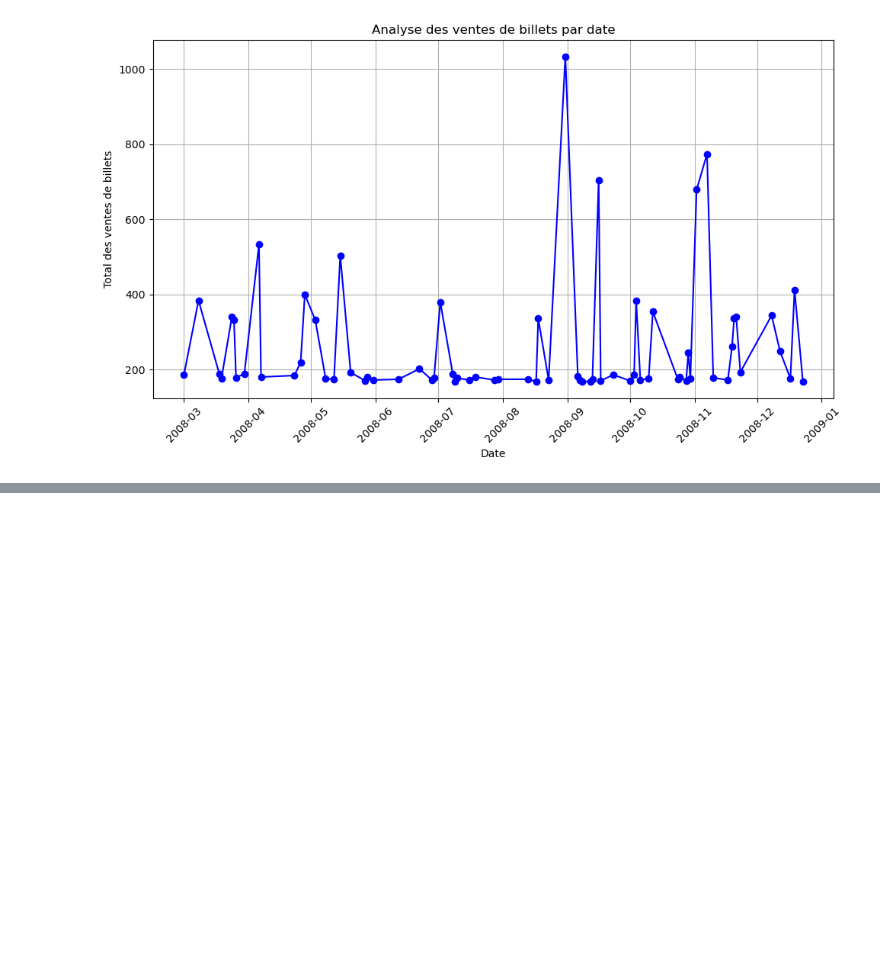
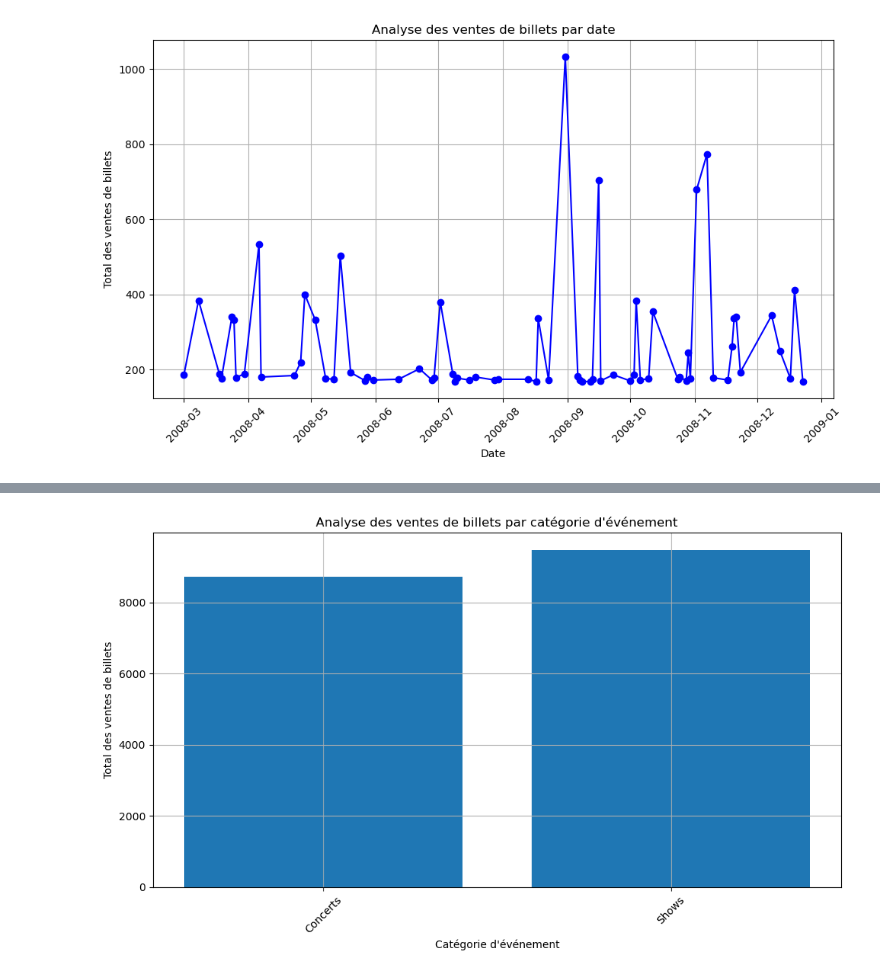
Before and after one commit to mahdislimen/Data-analysis-project, a Jupyter notebook: index.ipynb, the cells around one changed output, grey strips where cells are left out. Saved outputs shown, nothing was run; the diff lists cells and outputs as text; code cells hidden in the pictures; blank space fills up the shorter version.

```diff
--- a/index.ipynb
+++ b/index.ipynb
@@ -88,0 +162,23 @@ plt.show()
+# %%
+import pandas as pd
+import matplotlib.pyplot as plt
+
+# Charger le jeu de données
+# Supposons que vous avez déjà chargé le jeu de données dans un DataFrame nommé 'df'.
+
+# 1. Agrégation des ventes par catégorie d'événement
+# Grouper les ventes par catégorie d'événement et calculer le nombre total de billets vendus pour chaque catégorie
+sales_by_category = df.groupby('catgroup')['qtysold'].sum()
+
+# 2. Visualisation des résultats
+plt.figure(figsize=(10, 6))
+plt.bar(sales_by_category.index, sales_by_category.values)
+plt.xlabel('Catégorie d\'événement')
+plt.ylabel('Total des ventes de billets')
+plt.title('Analyse des ventes de billets par catégorie d\'événement')
+plt.xticks(rotation=45)
+plt.grid(True)
+plt.tight_layout()
+plt.show()
+# %% [output]
+[figure, added]
```
Also changed, not shown: parts of 8 cells of this notebook, 7 other files.
